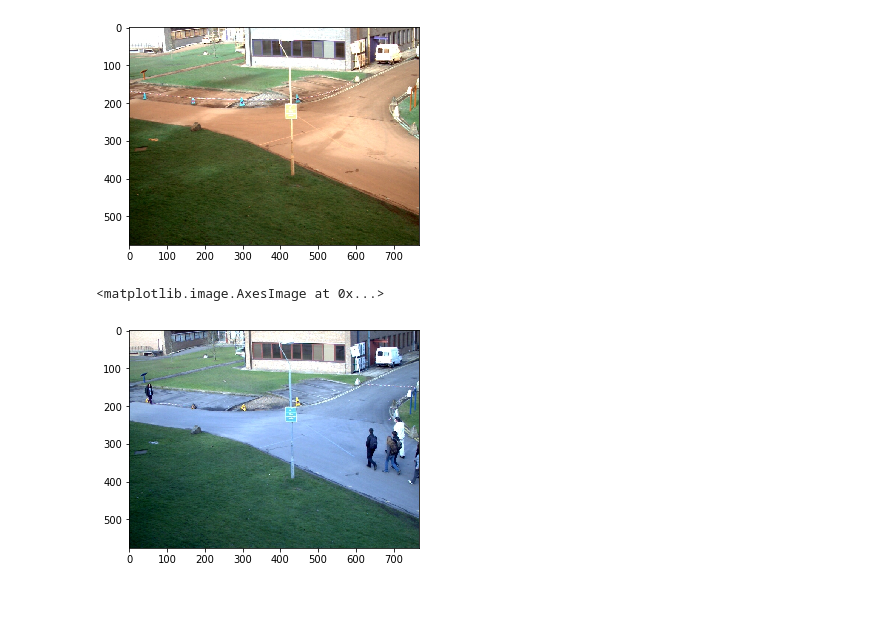
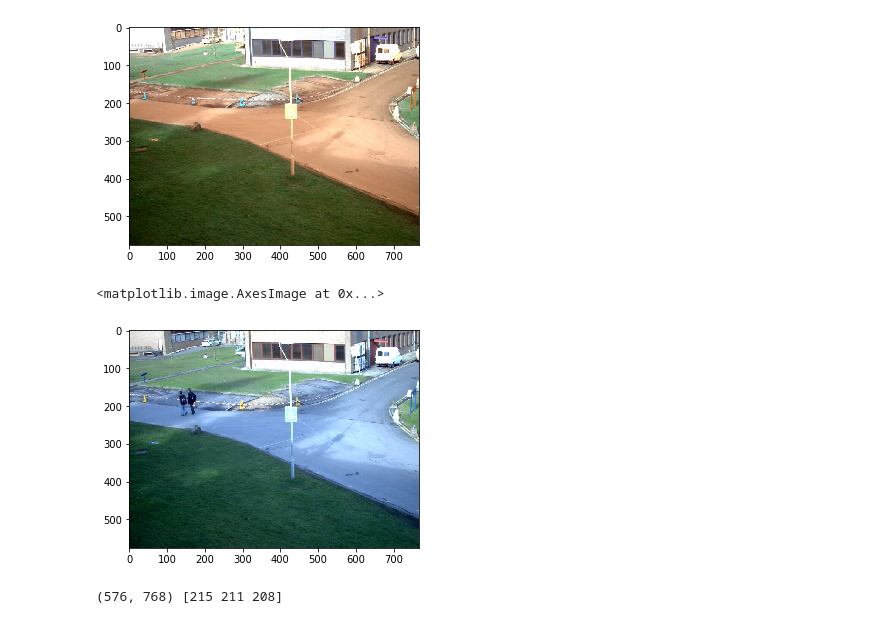
Before and after one commit to elisamalzoni/visao2-2, a Jupyter notebook: Projeto 2-2 - Elisa.ipynb, the cells around one changed output. Saved outputs shown, nothing was run; the diff lists cells and outputs as text; code cells hidden in the pictures.

```diff
--- a/Projeto 2-2 - Elisa.ipynb
+++ b/Projeto 2-2 - Elisa.ipynb
@@ -129,10 +137,11 @@ outfile.close()
 # %%
 infile = open("codebook.p",'rb')
 Cr = pickle.load(infile)
-# %%
-test = cv2.imread("frame_0000.jpg")
-plt.imshow(cv2.cvtColor(test, cv2.COLOR_RGB2BGR))
-# %% [output]
-<matplotlib.image.AxesImage at 0x...>
-[figure, removed]
+# %%
+test1 = cv2.imread("./Time_13-06/00000001.jpg")
+test = cv2.cvtColor(test1, cv2.COLOR_RGB2BGR)
+plt.imshow(test)
+# %% [output]
+<matplotlib.image.AxesImage at 0x...>
+[figure, added]
 # %%
@@ -161,8 +170,11 @@ def BGS(xt, filecd):
 # %%
 new = np.zeros((test.shape[0],test.shape[1]))
+print(new.shape,test[0][0])
 
 for linha in range(test.shape[0]):
     for coluna in range(test.shape[1]):
-        match = BGS(test[linha][coluna],Cr)
+        match = BGS(test[linha][coluna], Cr, linha, coluna)
         if not match:
-            new[linha,coluna] = 255.0
+            new[linha][coluna] = 1
+# %% [output]
+(576, 768) [215 211 208]
```
Also changed, not shown: parts of 7 cells of this notebook.
